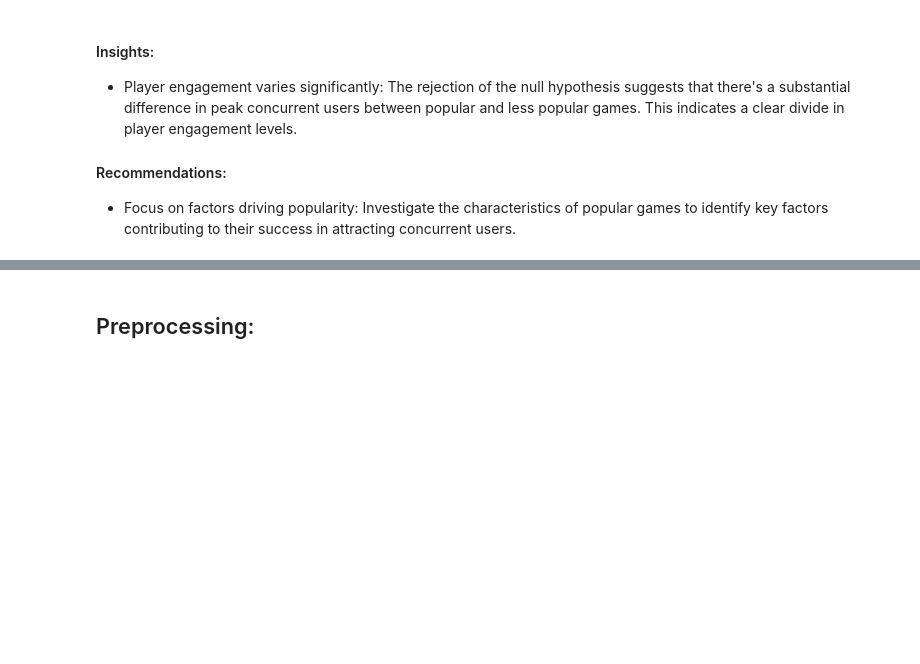
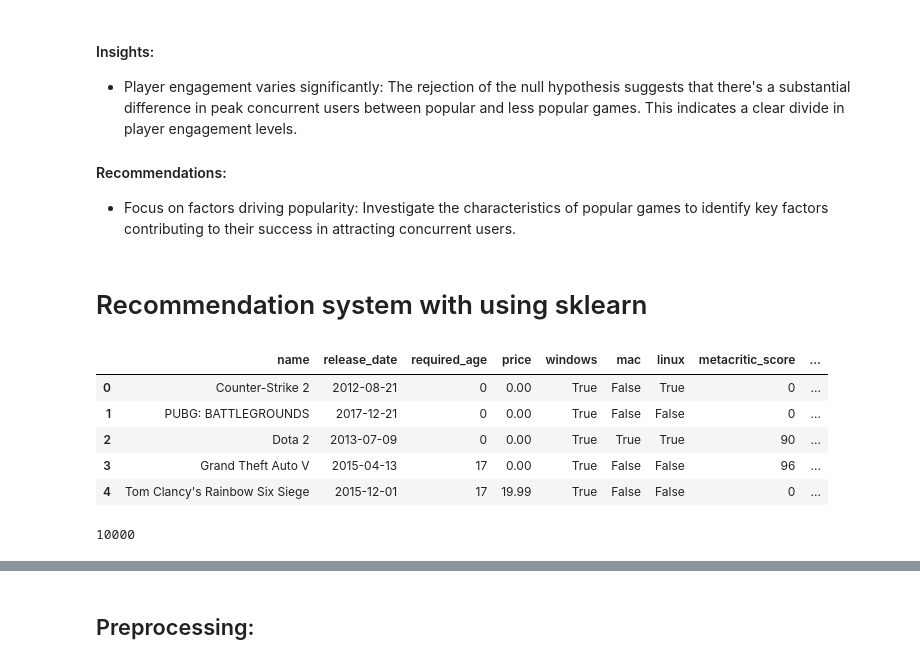
Before and after one commit to DylanNg2412/Python_Project_CU5, a Jupyter notebook: Capstone_Project.ipynb, the cells around one changed output, grey strips where cells are left out. Saved outputs shown, nothing was run; the diff lists cells and outputs as text; code cells hidden in the pictures; blank space fills up the shorter version.

```diff
--- a/Capstone_Project.ipynb
+++ b/Capstone_Project.ipynb
@@ -600,3 +610,21 @@ Reject the null hypothesis: There is a significant difference in peak concurrent
 
 #### Recommendations:
 - Focus on factors driving popularity: Investigate the characteristics of popular games to identify key factors contributing to their success in attracting concurrent users.
+# %% [markdown]
+# Recommendation system with using sklearn
+# %%
+df_copy = df.copy()
+df_copy.head(5)
+# %% [output]
+|  | name | release_date | required_age | price | windows | mac | linux | metacritic_score | ... |
+| 0 | Counter-Strike 2 | 2012-08-21 | 0 | 0.00 | True | False | True | 0 | ... |
+| 1 | PUBG: BATTLEGROUNDS | 2017-12-21 | 0 | 0.00 | True | False | False | 0 | ... |
+| 2 | Dota 2 | 2013-07-09 | 0 | 0.00 | True | True | True | 90 | ... |
+| 3 | Grand Theft Auto V | 2015-04-13 | 17 | 0.00 | True | False | False | 96 | ... |
+| 4 | Tom Clancy's Rainbow Six Siege | 2015-12-01 | 17 | 19.99 | True | False | False | 0 | ... |
+# %%
+df1 = df_copy[0:10000] # pick 10k data rows only
+
+len(df1.index)
+# %% [output]
+10000
```
Also changed, not shown: parts of 18 cells of this notebook, 1 other file.
